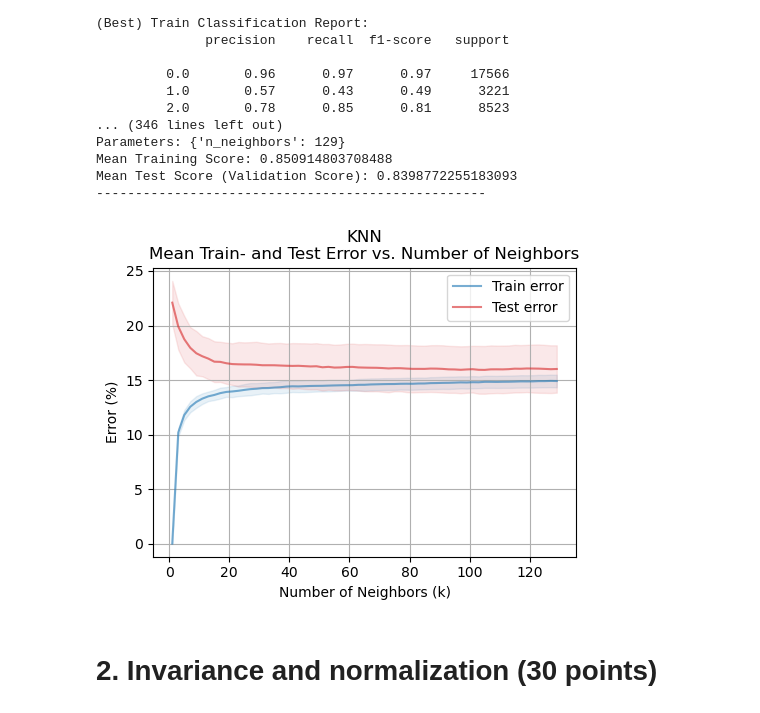
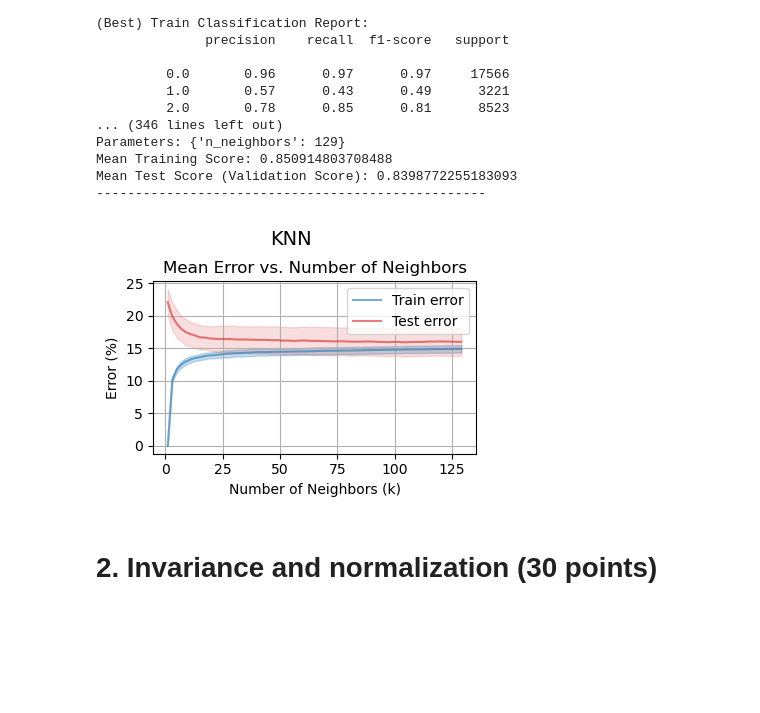
Before and after one commit to henrikdchristensen/DIKU-MLA-A5-Classification-and-DifferentiableProgramming, a Jupyter notebook: notebook.ipynb, the cells around one changed output. Saved outputs shown, nothing was run; the diff lists cells and outputs as text; code cells hidden in the pictures; blank space fills up the shorter version.

```diff
--- a/notebook.ipynb
+++ b/notebook.ipynb
@@ -297,27 +298,28 @@ Mean Test Score (Validation Score): 0.8398772255183093
 # %%
 # Plot the cross-validation results
 k_values = np.array(knn_grid_search.cv_results_['param_n_neighbors'].data, dtype=float)
 train_error = np.array(100 - knn_grid_search.cv_results_['mean_train_score']*100, dtype=float)
 test_error = np.array(100 - knn_grid_search.cv_results_['mean_test_score']*100, dtype=float)
 train_std = np.array(knn_grid_search.cv_results_['std_train_score']*100, dtype=float)
 test_std = np.array(knn_grid_search.cv_results_['std_test_score']*100, dtype=float)
 
-plt.figure(figsize=(5, 4))
+plt.figure(figsize=(4, 3))
 plt.plot(k_values, train_error, label="Train error", color="tab:blue", alpha=0.6)
-plt.fill_between(k_values, train_error - train_std, train_error + train_std, color="tab:blue", alpha=0.1)  # Variance for train error
+plt.fill_between(k_values, train_error - train_std, train_error + train_std, color="tab:blue", alpha=0.25)  # Variance for train error
 plt.plot(k_values, test_error, label='Test error', color="tab:red", alpha=0.6)
-plt.fill_between(k_values, test_error - test_std, test_error + test_std, color="tab:red", alpha=0.1)  # Variance for test error
+plt.fill_between(k_values, test_error - test_std, test_error + test_std, color="tab:red", alpha=0.15)  # Variance for test error
 
-plt.title('KNN\nMean Train- and Test Error vs. Number of Neighbors')
+plt.suptitle('KNN', fontsize=14, y=0.94)
+plt.title('Mean Error vs. Number of Neighbors')
 plt.xlabel('Number of Neighbors (k)')
 plt.ylabel('Error (%)')
 plt.legend()
 plt.grid(True)
 plt.tight_layout()
 plt.savefig('output/knn.png')
 plt.show()
 # %% [output]
-[figure, old version]
+[figure, new version]
 # %% [markdown]
 # 2. Invariance and normalization (30 points)
 # %%
```
Also changed, not shown: parts of 6 cells of this notebook, 4 other files.
